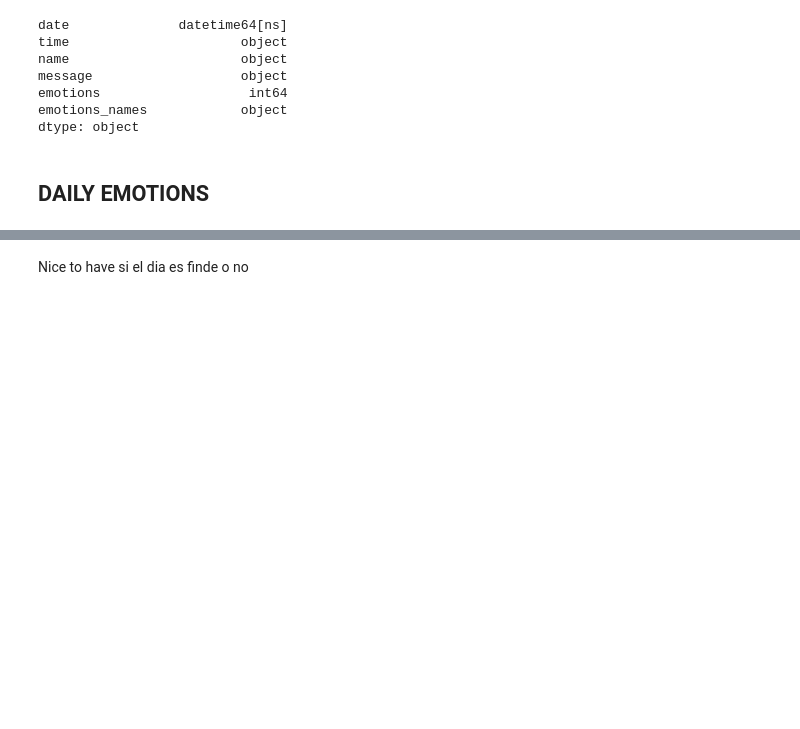
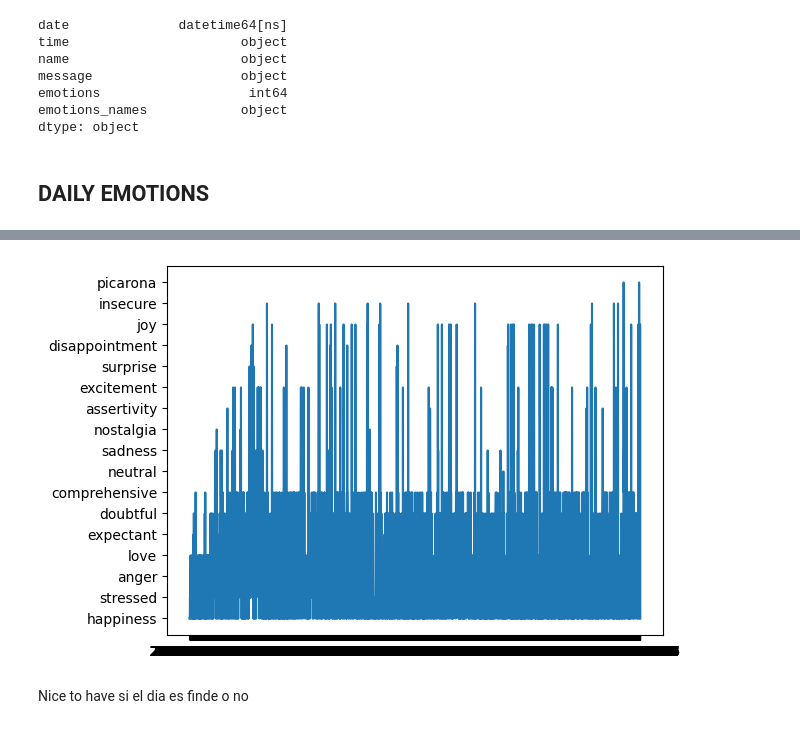
Before and after one commit to emmacunill/Take_Care, a Jupyter notebook: notebooks/transform.ipynb, the cells around one changed output, grey strips where cells are left out. Cells and saved outputs as stored; diff of their text form; code cells hidden in the pictures; blank space fills up the shorter version.

```diff
--- a/notebooks/transform.ipynb
+++ b/notebooks/transform.ipynb
@@ -118,3 +120,8 @@ day.sample(5)
+# %%
+plt.plot(day["date"], day["max_emotion"])
+plt.show();
+# %% [output]
+[figure, added]
 # %% [markdown]
 Nice to have si el dia es finde o no
 # %%
```
Also changed, not shown: parts of 4 cells of this notebook.
